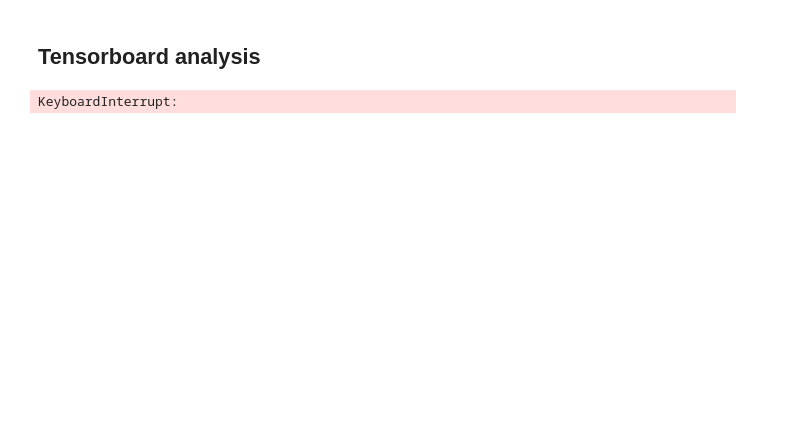
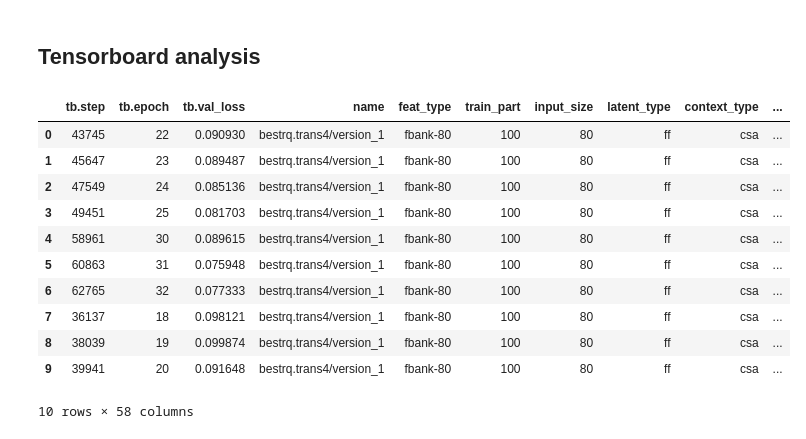
Before and after one commit to sdrobert/scpc, a Jupyter notebook: scripts/analyze.ipynb, the cells around one changed output. Drawn from its saved outputs; the diff is of its cells as text; code cells hidden in the pictures; blank space fills up the shorter version.

```diff
--- a/scripts/analyze.ipynb
+++ b/scripts/analyze.ipynb
@@ -203,8 +157,19 @@ plt.get_figure().savefig("../resources/libriabx_prediction_steps_vs_width_one.pd
 ## Tensorboard analysis
 # %%
 # load data
-df = collate_data("tb")
-df.head(10)
+dft = collate_data("tb")
+dft.head(10)
 # %% [output]
+|  | tb.step | tb.epoch | tb.val_loss | name | feat_type | train_part | input_size | latent_type | context_type | ... |
+| 0 | 43745 | 22 | 0.090930 | bestrq.trans4/version_1 | fbank-80 | 100 | 80 | ff | csa | ... |
+| 1 | 45647 | 23 | 0.089487 | bestrq.trans4/version_1 | fbank-80 | 100 | 80 | ff | csa | ... |
+| 2 | 47549 | 24 | 0.085136 | bestrq.trans4/version_1 | fbank-80 | 100 | 80 | ff | csa | ... |
+| 3 | 49451 | 25 | 0.081703 | bestrq.trans4/version_1 | fbank-80 | 100 | 80 | ff | csa | ... |
+| 4 | 58961 | 30 | 0.089615 | bestrq.trans4/version_1 | fbank-80 | 100 | 80 | ff | csa | ... |
+| 5 | 60863 | 31 | 0.075948 | bestrq.trans4/version_1 | fbank-80 | 100 | 80 | ff | csa | ... |
+| 6 | 62765 | 32 | 0.077333 | bestrq.trans4/version_1 | fbank-80 | 100 | 80 | ff | csa | ... |
+| 7 | 36137 | 18 | 0.098121 | bestrq.trans4/version_1 | fbank-80 | 100 | 80 | ff | csa | ... |
+| 8 | 38039 | 19 | 0.099874 | bestrq.trans4/version_1 | fbank-80 | 100 | 80 | ff | csa | ... |
+| 9 | 39941 | 20 | 0.091648 | bestrq.trans4/version_1 | fbank-80 | 100 | 80 | ff | csa | ... |
-KeyboardInterrupt:
+10 rows × 58 columns
 # %%
```
Also changed, not shown: parts of 6 cells of this notebook, 6 other files.
